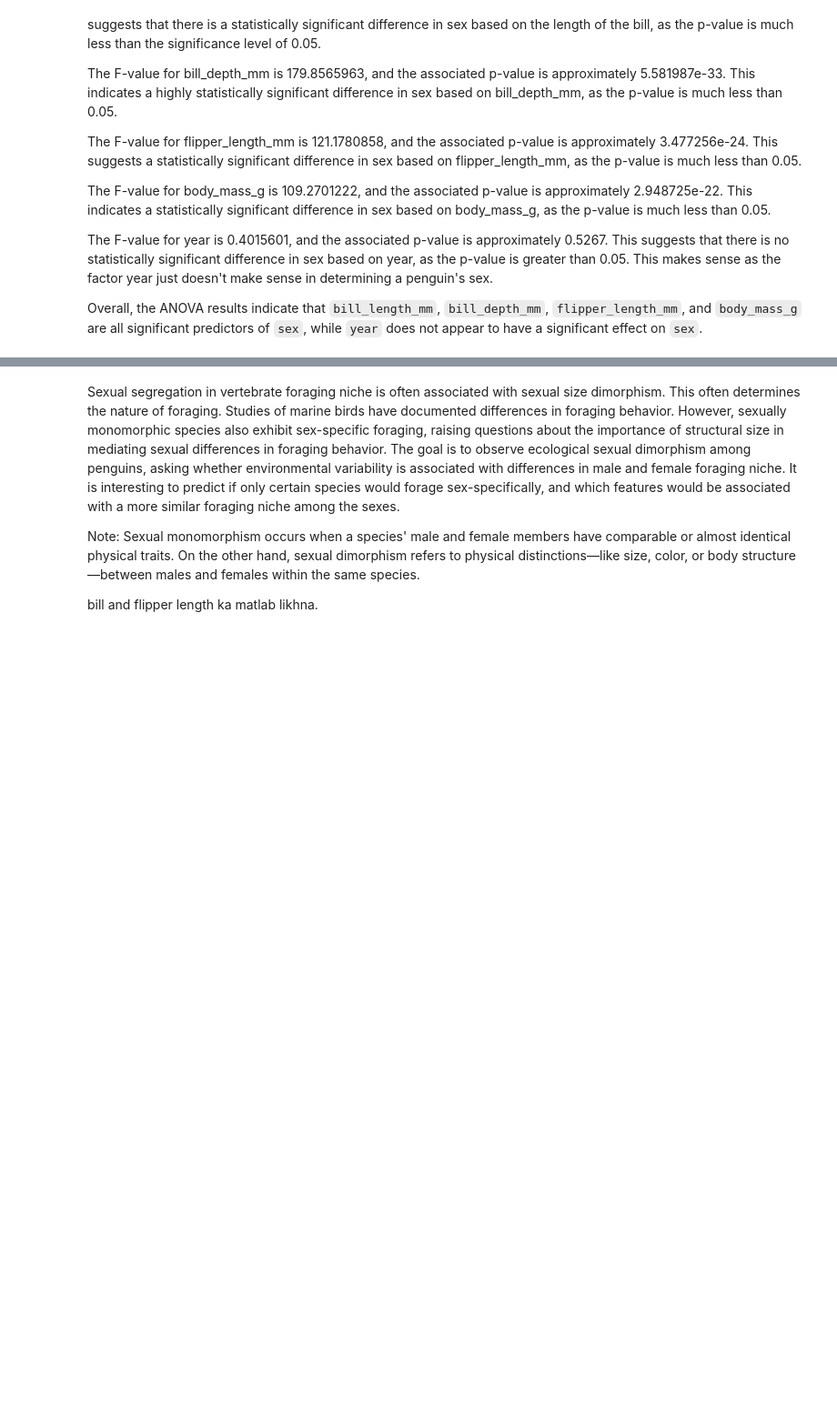
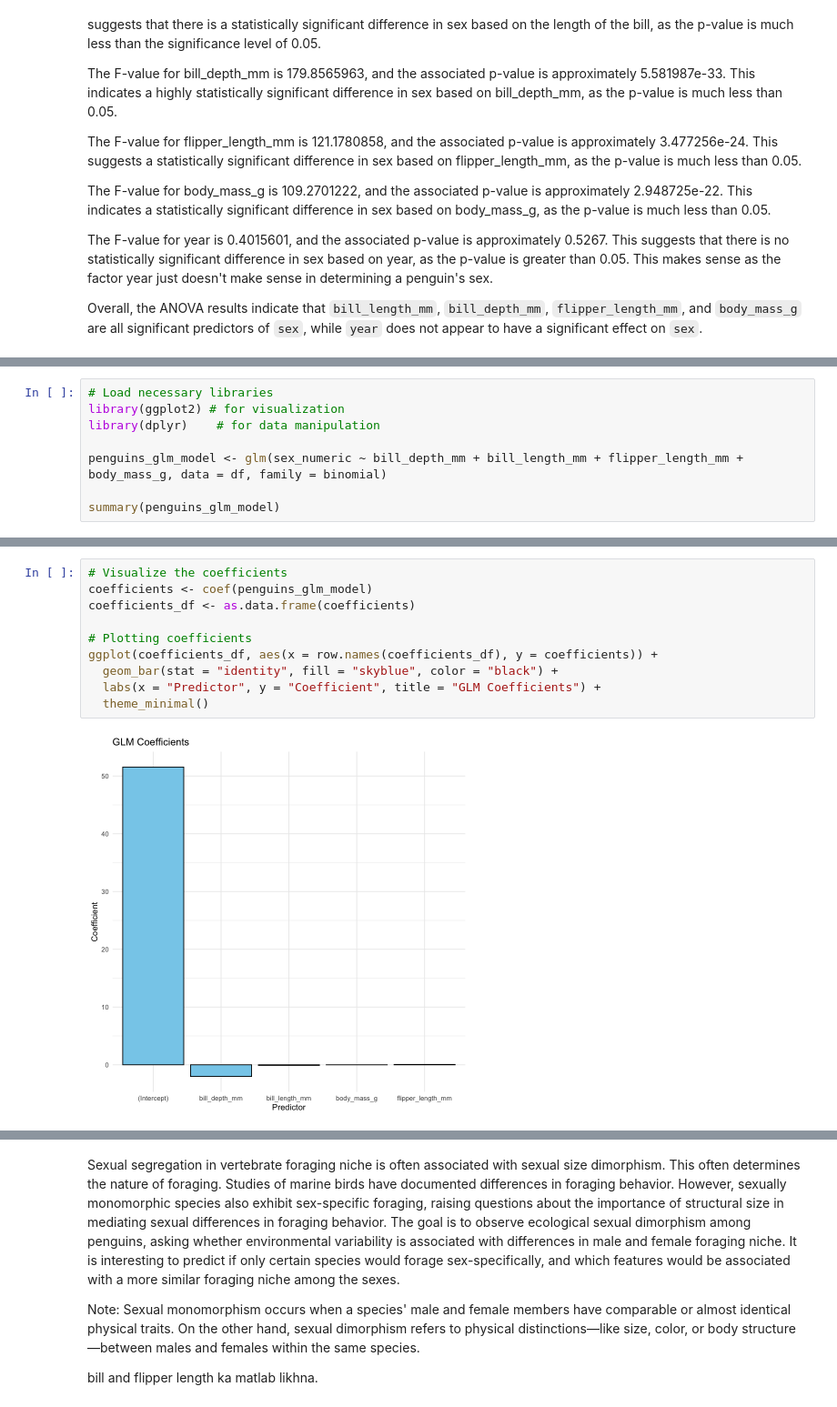
Before and after one commit to sasibonu/Stats2, a Jupyter notebook: Final_Project/Final_Project.ipynb, the cells around one changed output, grey strips where cells are left out. Shown at 91% size. Cells and saved outputs as stored; diff of their text form; blank space fills up the shorter version.

```diff
--- a/Final_Project/Final_Project.ipynb
+++ b/Final_Project/Final_Project.ipynb
@@ -242,0 +277,8 @@ use t test to determine the mean body mass of male and female penguins.
+# %%
+# Load necessary libraries
+library(ggplot2) # for visualization
+library(dplyr)    # for data manipulation
+
+penguins_glm_model <- glm(sex_numeric ~ bill_depth_mm + bill_length_mm + flipper_length_mm + body_mass_g, data = df, family = binomial)
+
+summary(penguins_glm_model)
@@ -242,0 +303,12 @@ use t test to determine the mean body mass of male and female penguins.
+# %%
+# Visualize the coefficients
+coefficients <- coef(penguins_glm_model)
+coefficients_df <- as.data.frame(coefficients)
+
+# Plotting coefficients
+ggplot(coefficients_df, aes(x = row.names(coefficients_df), y = coefficients)) +
+  geom_bar(stat = "identity", fill = "skyblue", color = "black") +
+  labs(x = "Predictor", y = "Coefficient", title = "GLM Coefficients") +
+  theme_minimal()
+# %% [output]
+[figure, added]
```
Also changed, not shown: parts of 17 cells of this notebook.
